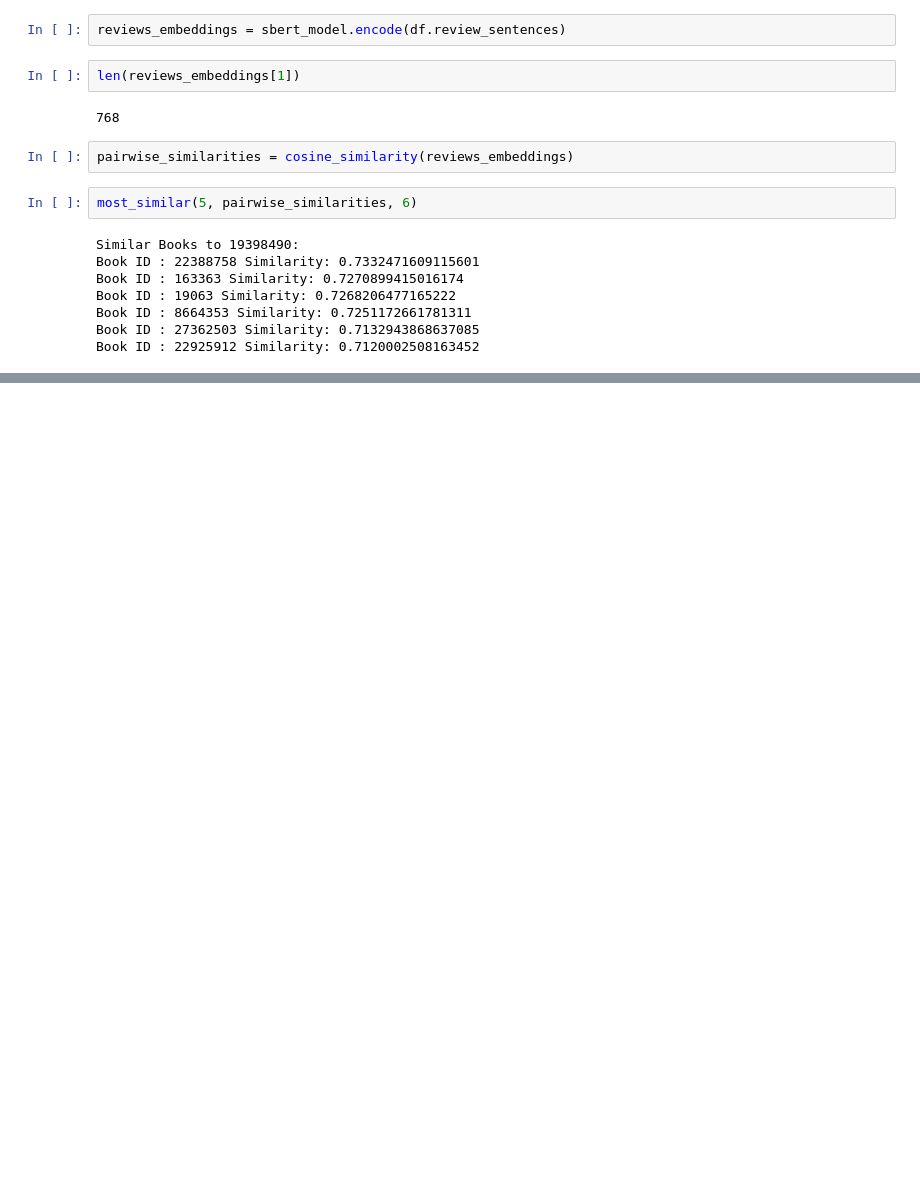
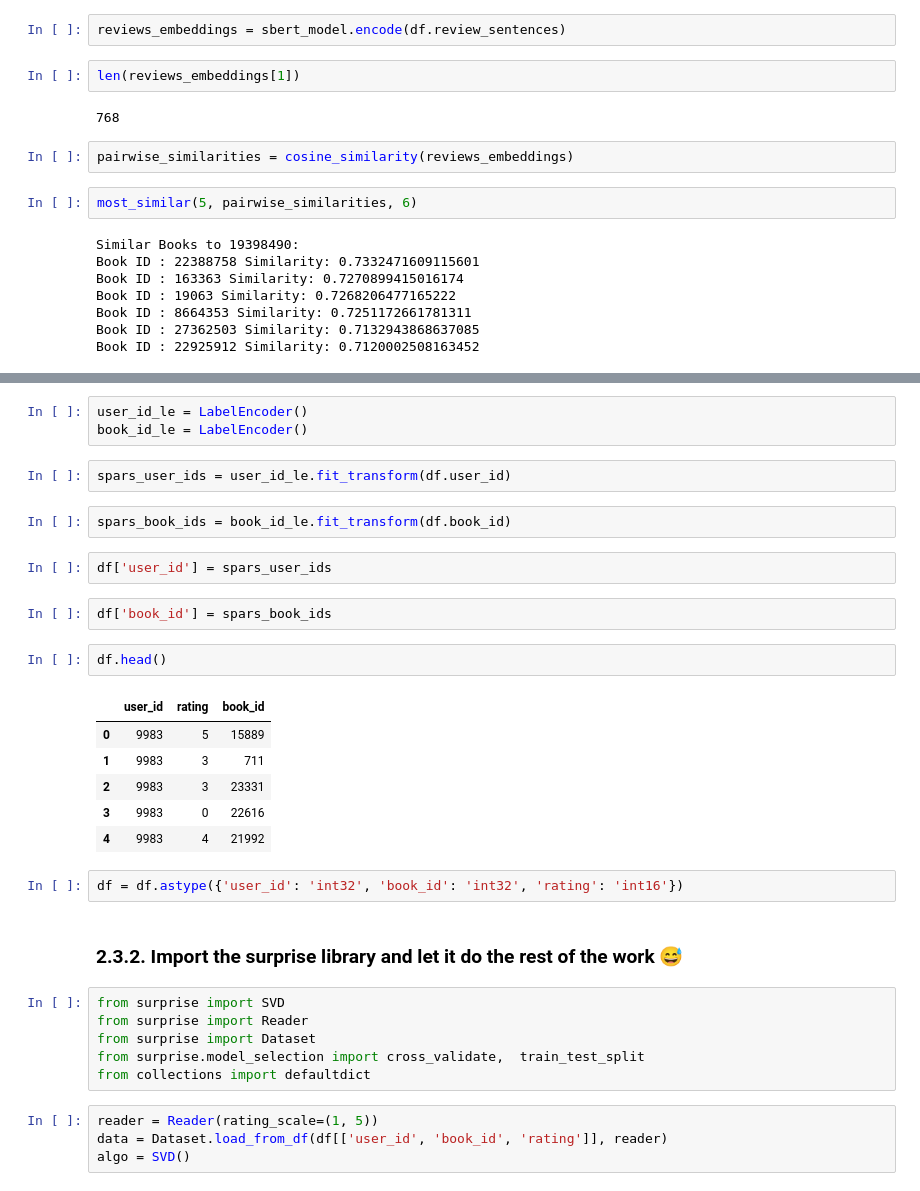
Before and after one commit to OsamaAlhalabi/Good-reads-recommender, a Jupyter notebook: good-reads-recommender.ipynb, the cells around one changed output, grey strips where cells are left out. Saved outputs shown, nothing was run; the diff lists cells and outputs as text; blank space fills up the shorter version.

```diff
--- a/good-reads-recommender.ipynb
+++ b/good-reads-recommender.ipynb
@@ -216,0 +213,34 @@ plot_freq_bar(time_stamp.value_counts().index, time_stamp.value_counts(), 'Year
+# %%
+user_id_le = LabelEncoder()
+book_id_le = LabelEncoder()
+# %%
+spars_user_ids = user_id_le.fit_transform(df.user_id)
+# %%
+spars_book_ids = book_id_le.fit_transform(df.book_id)
+# %%
+df['user_id'] = spars_user_ids
+# %%
+df['book_id'] = spars_book_ids
+# %%
+df.head()
+# %% [output]
+|  | user_id | rating | book_id |
+| 0 | 9983 | 5 | 15889 |
+| 1 | 9983 | 3 | 711 |
+| 2 | 9983 | 3 | 23331 |
+| 3 | 9983 | 0 | 22616 |
+| 4 | 9983 | 4 | 21992 |
+# %%
+df = df.astype({'user_id': 'int32', 'book_id': 'int32', 'rating': 'int16'})
+# %% [markdown]
+### 2.3.2. Import the surprise library and let it do the rest of the work 😅
+# %%
+from surprise import SVD
+from surprise import Reader
+from surprise import Dataset
+from surprise.model_selection import cross_validate,  train_test_split
+from collections import defaultdict
+# %%
+reader = Reader(rating_scale=(1, 5))
+data = Dataset.load_from_df(df[['user_id', 'book_id', 'rating']], reader)
+algo = SVD()
```
Also changed, not shown: parts of 37 cells of this notebook, 2 other files.
